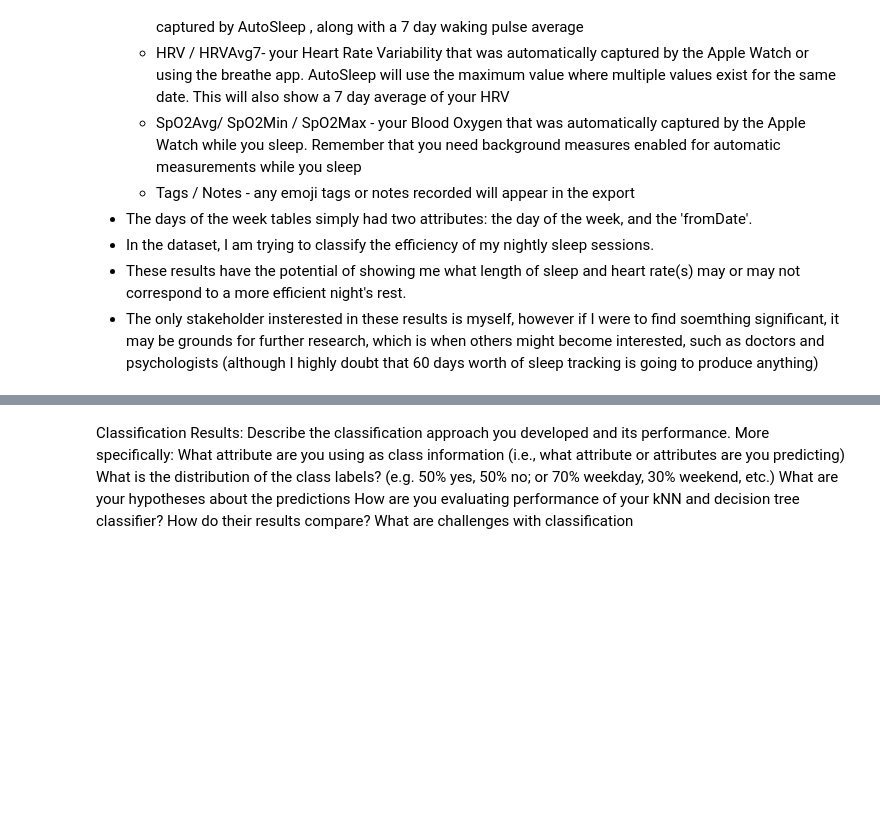
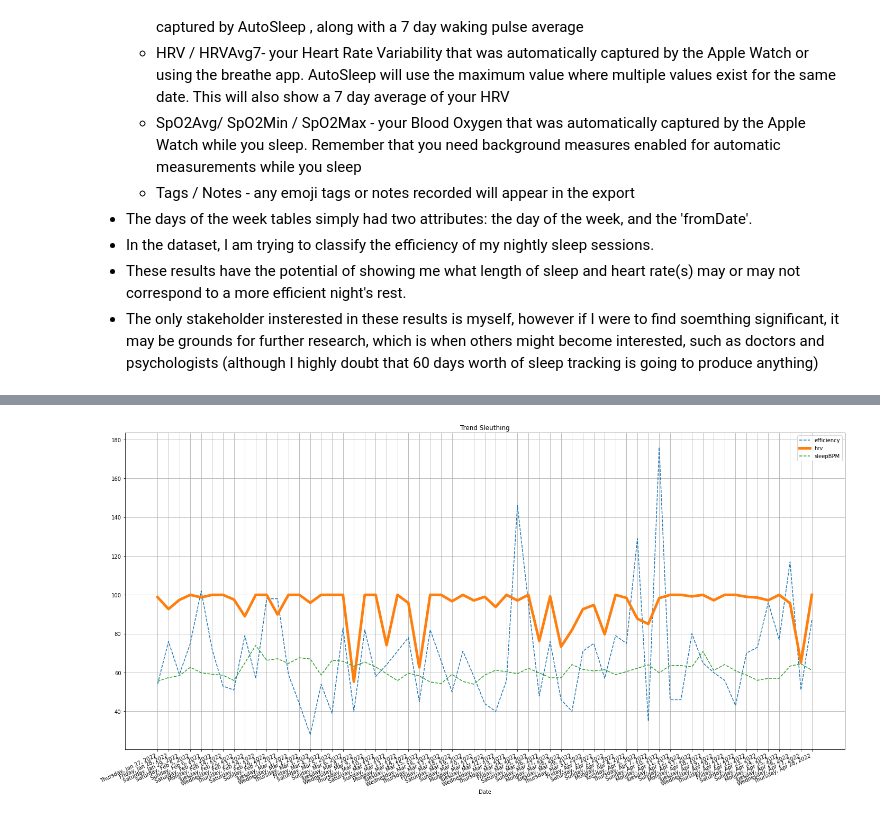
Before and after one commit to JessicaChildress/quantified_self_autosleep, a Jupyter notebook: AutoSleepProject.ipynb, the cells around one changed output, grey strips where cells are left out. Drawn from its saved outputs; the diff is of its cells as text; code cells hidden in the pictures; blank space fills up the shorter version.

```diff
--- a/AutoSleepProject.ipynb
+++ b/AutoSleepProject.ipynb
@@ -27,6 +27,36 @@
 * In the dataset, I am trying to classify the efficiency of my nightly sleep sessions.
 * These results have the potential of showing me what length of sleep and heart rate(s) may or may not correspond to a more efficient night's rest.
 * The only stakeholder insterested in these results is myself, however if I were to find soemthing significant, it may be grounds for further research, which is when others might become interested, such as doctors and psychologists (although I highly doubt that 60 days worth of sleep tracking is going to produce anything)
+# %%
+import utils
+import importlib
+importlib.reload(utils)
+import pandas as pd
+import numpy as np
+
+df = pd.read_csv("AutoSleep.csv", header=0)
+days_df = pd.read_csv("days_of_week.csv", header=0)
+
+df_2 = pd.read_csv("AutoSleep_part2.csv", header=0)
+days_part_2 = pd.read_csv("days_test.csv", header=0)
+join = [df, df_2]
+join_days = [days_df, days_part_2]
+
+df = pd.concat(join)
+days_df = pd.concat(join_days)
+
+for col in df:
+    check_for_nan = df[col].isnull().values.any()
+    if check_for_nan == True:
+        # print (col, check_for_nan, df[col].isnull().count())
+        df.drop(col, axis=1, inplace=True)
+
+df.drop(['ISO8601', 'toDate', 'inBed',
+       'awake', 'fellAsleepIn', 'sessions', 'asleepAvg7', 'efficiencyAvg7',
+       'qualityAvg7', 'sleepBPMAvg7', 'wakingBPMAvg7','hrvAvg7'], axis=1, inplace=True)
+
+
+merged_df = days_df.merge(df, on='fromDate')
 # %% [markdown]
 # Data Analysis
 
@@ -57,11 +87,10 @@ were performed on each group, before combining these results into a pandas Serie
 * For the hypothesis testing, I wanted to know if sleeping longer would earn me a better efficiency rating. The null hypothesis was essentially stating that these two values are not correlated, whereas the alternative hypothesis claimed that more sleep does in fact increase the efficiency rating. Using a two-sample independent hypothesis with a level of significance of 0.05, the null hypothesis was rejected, so while I cannot say for certain that there IS a correlation between these two attributes, I can say that there is not no correlation.
-# %% [markdown]
-Classification Results: Describe the classification approach you developed and its performance. More specifically:
-What attribute are you using as class information (i.e., what attribute or attributes are you predicting)
-What is the distribution of the class labels? (e.g. 50% yes, 50% no; or 70% weekday, 30% weekend, etc.)
-What are your hypotheses about the predictions
-How are you evaluating performance of your kNN and decision tree classifier? How do their results compare?
-What are challenges with classification
+# %%
+import matplotlib.pyplot as plt
+utils.line_chart_example(merged_df['fromDate'], merged_df['efficiency'], merged_df['hrv'], merged_df['sleepBPM'],
+                        "efficiency", "hrv", "sleepBPM")
+# %% [output]
+[figure, added]
 # %% [markdown]
 # Classification Results
 
```
Also changed, not shown: parts of 4 cells of this notebook, 3 other files.
